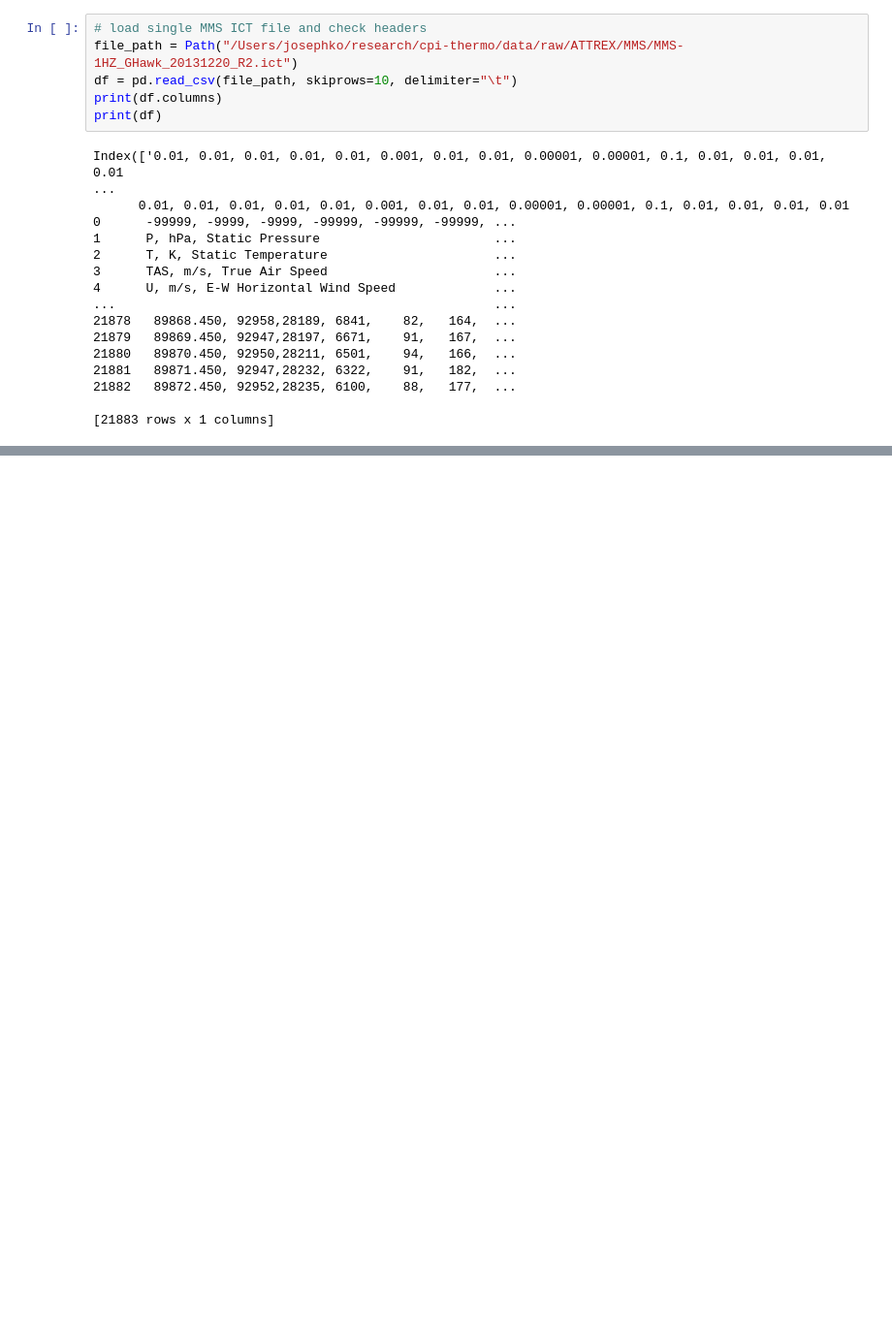
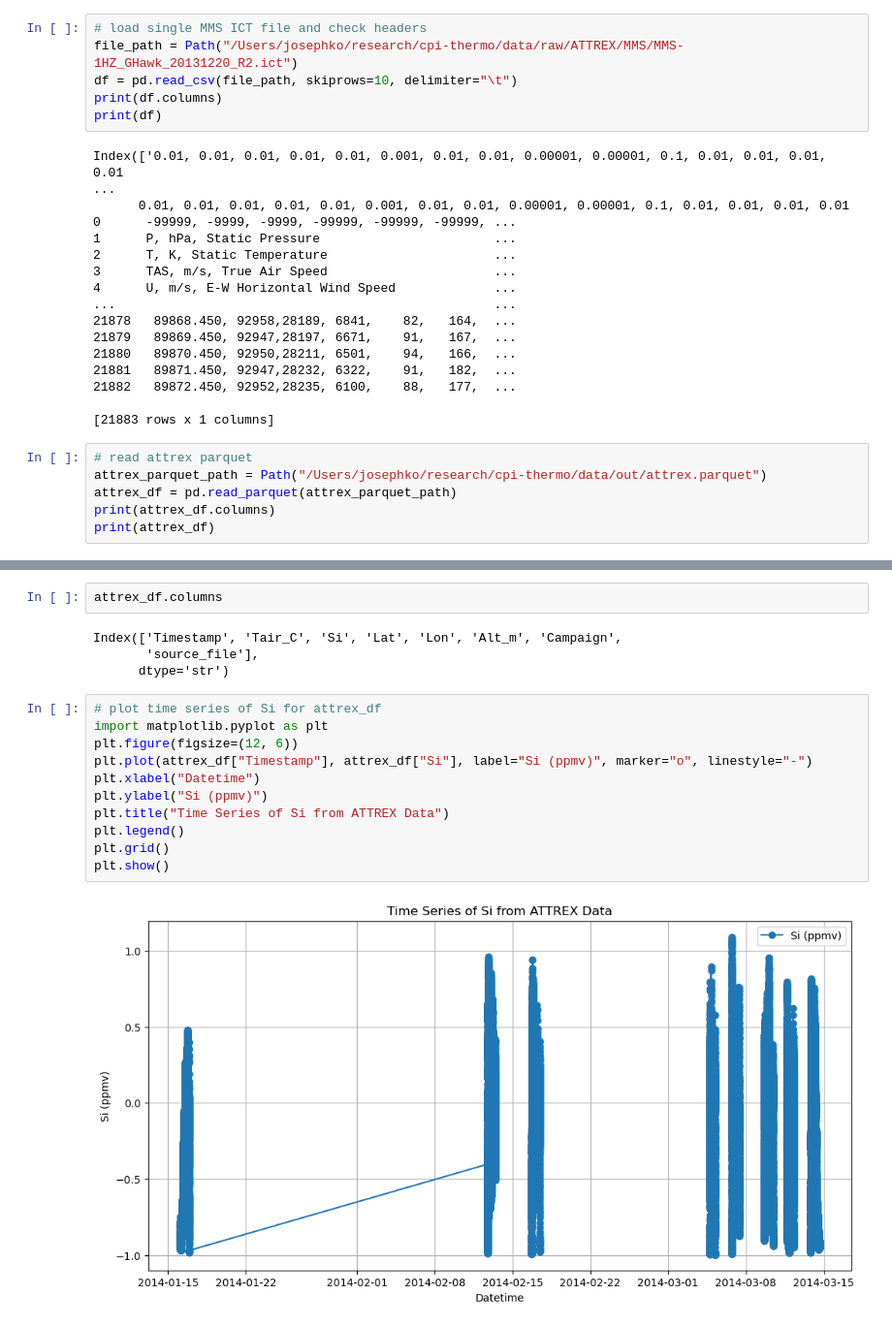
Before and after one commit to josephko91/cpi-thermo, a Jupyter notebook: notebooks/02-missing-data.ipynb, the cells around one changed output, grey strips where cells are left out. Shown at 97% size. Cells and saved outputs as stored; diff of their text form; blank space fills up the shorter version.

Commit message:
check attrex

```diff
--- a/notebooks/02-missing-data.ipynb
+++ b/notebooks/02-missing-data.ipynb
@@ -38,3 +52,9 @@ Index(['0.01, 0.01, 0.01, 0.01, 0.01, 0.001, 0.01, 0.01, 0.00001, 0.00001, 0.1,
 21882   89872.450, 92952,28235, 6100,    88,   177,  ...
 
 [21883 rows x 1 columns]
+# %%
+# read attrex parquet
+attrex_parquet_path = Path("/Users/josephko/research/cpi-thermo/data/out/attrex.parquet")
+attrex_df = pd.read_parquet(attrex_parquet_path)
+print(attrex_df.columns)
+print(attrex_df)
@@ -40,0 +159,19 @@ Index(['0.01, 0.01, 0.01, 0.01, 0.01, 0.001, 0.01, 0.01, 0.00001, 0.00001, 0.1,
+# %%
+attrex_df.columns
+# %% [output]
+Index(['Timestamp', 'Tair_C', 'Si', 'Lat', 'Lon', 'Alt_m', 'Campaign',
+       'source_file'],
+      dtype='str')
+# %%
+# plot time series of Si for attrex_df
+import matplotlib.pyplot as plt
+plt.figure(figsize=(12, 6))
+plt.plot(attrex_df["Timestamp"], attrex_df["Si"], label="Si (ppmv)", marker="o", linestyle="-")
+plt.xlabel("Datetime")
+plt.ylabel("Si (ppmv)")
+plt.title("Time Series of Si from ATTREX Data")
+plt.legend()
+plt.grid()
+plt.show()
+# %% [output]
+[figure, added]
```
Also changed, not shown: parts of 11 cells of this notebook.
